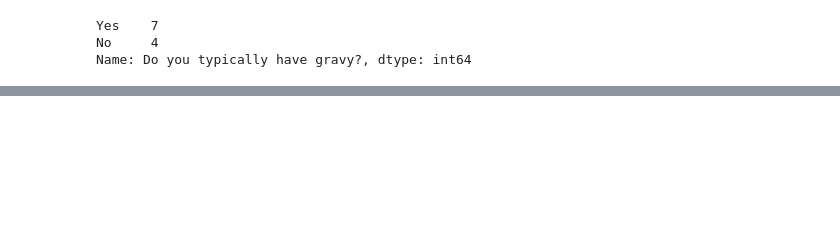
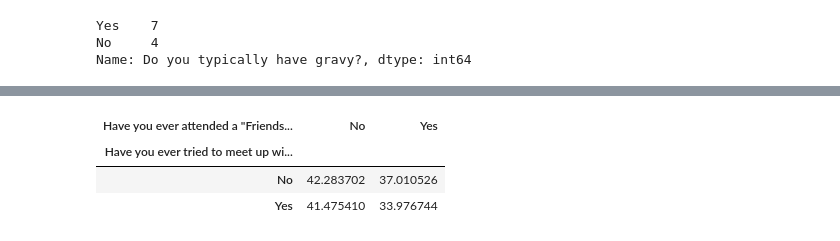
Before and after one commit to gknam/dataquest_projects, a Jupyter notebook: DataScientist/Step2_DataAnalVis/1_pandas/project1/thanksgiving-2015-poll.ipynb, the cells around one changed output, grey strips where cells are left out. Cells and saved outputs as stored; diff of their text form; code cells hidden in the pictures; blank space fills up the shorter version.

```diff
--- a/DataScientist/Step2_DataAnalVis/1_pandas/project1/thanksgiving-2015-poll.ipynb
+++ b/DataScientist/Step2_DataAnalVis/1_pandas/project1/thanksgiving-2015-poll.ipynb
@@ -103,0 +264,4 @@ Name: Do you typically have gravy?, dtype: int64
+# %%
+# show income groups in the data
+column = "How much total combined money did all members of your HOUSEHOLD earn last year?"
+print(data[column].unique())
@@ -103,0 +275,6 @@ Name: Do you typically have gravy?, dtype: int64
+# %%
+# get descriptive statistics for income, using lower bound of each income group
+int_income = data[column].apply(lambda x: strToNum(x, outUnit=float, \
+                               remove=["$", ",", "and", "up"], ignore="Prefer not to answer"))
+data["int_income"] = int_income
+int_income.describe()
@@ -103,0 +353,9 @@ Name: Do you typically have gravy?, dtype: int64
+# %%
+# average ages of those who spent thanksgiving with friends
+data.pivot_table(index="Have you ever tried to meet up with hometown friends on Thanksgiving night?", \
+                 columns='Have you ever attended a "Friendsgiving?"', values="int_age")
+# %% [output]
+| Have you ever attended a "Friends... | No | Yes |
+| Have you ever tried to meet up wi... |  |  |
+| No | 42.283702 | 37.010526 |
+| Yes | 41.475410 | 33.976744 |
```
Also changed, not shown: parts of 42 cells of this notebook.
